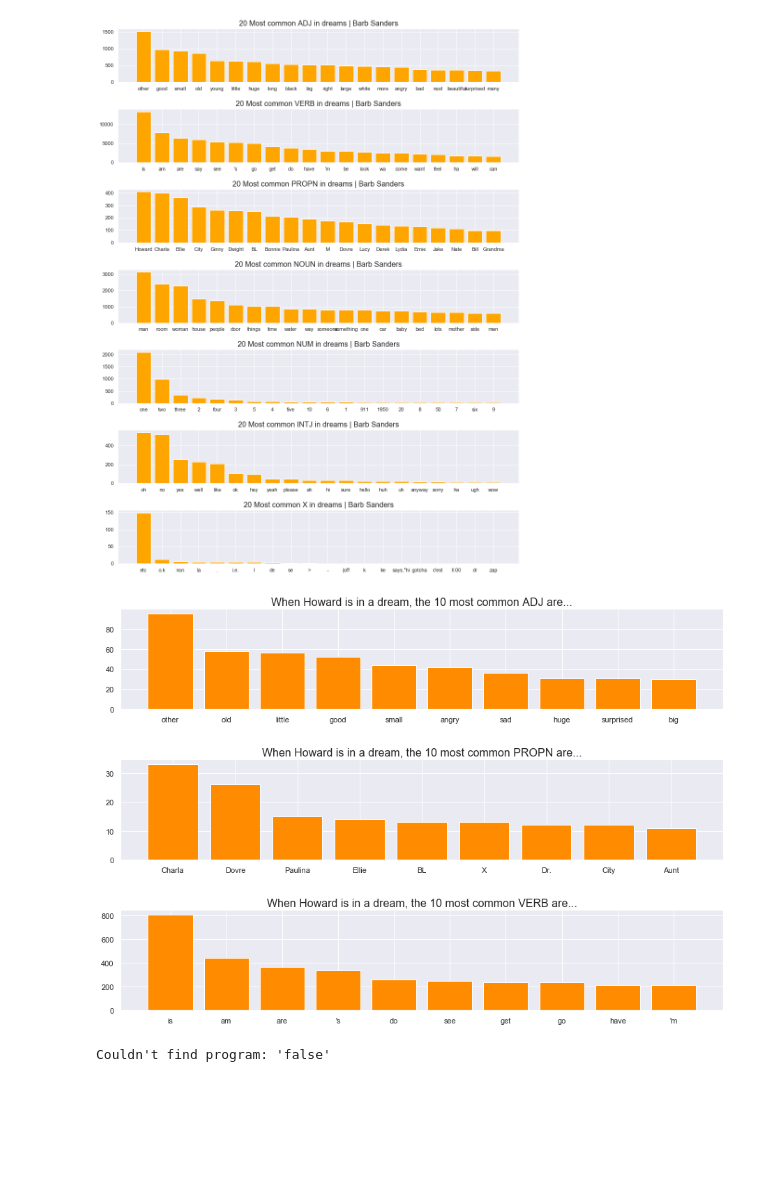
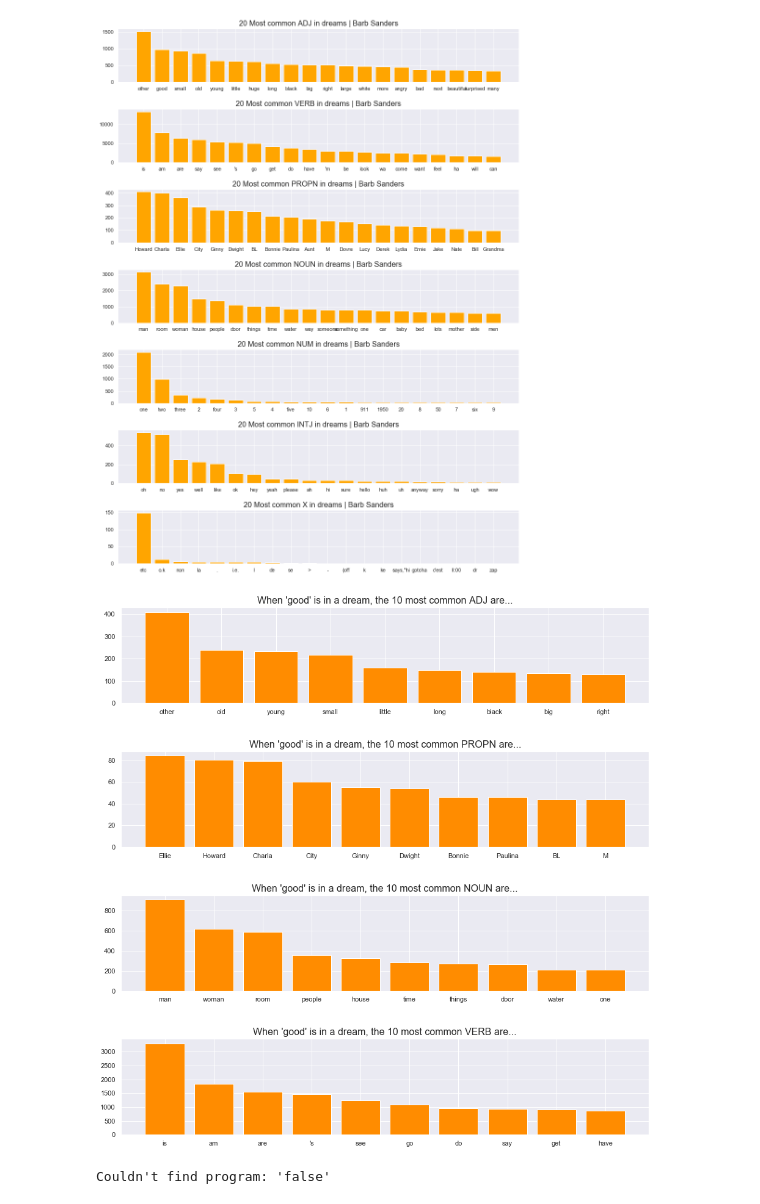
Before and after one commit to MigBap/dreambank, a Jupyter notebook: dreamresearch.net_data.ipynb, the cells around one changed output. Cells and saved outputs as stored; diff of their text form; code cells hidden in the pictures; blank space fills up the shorter version.

```diff
--- a/dreamresearch.net_data.ipynb
+++ b/dreamresearch.net_data.ipynb
@@ -1105,10 +1109,13 @@ for j, i in enumerate(readabilities):
     # distribution plots
     plt.subplot(1, 3, j + 1)
     sns.distplot(b_df[b_df[i].notnull()][i], color='g')
+    df_without_dreamer = dreams_df[~dreams_df.index.isin(b_df.index)]
+    sns.distplot(df_without_dreamer[df_without_dreamer[i].notnull()][i], color='orange')
     plt.title("""Distribution of readability scores | {} \n Mean: {} \n Std: {}""".format(i,
                                                                                           round(np.mean(b_df[i]), 2),
                                                                                           round(np.std(b_df[i]), 2)),
               fontsize=14)
+    plt.legend(['Barb Sanders', 'Other dreamers'])
     plt.xlim(0, np.max(b_df[i]))
 
 plt.subplots_adjust(left=0, bottom=-0.2, right=3, top=1, wspace=0.2, hspace=0)
@@ -1246,52 +1253,47 @@ plt.show()
 # %% [output]
 [figure]
 # %%
-# Plot several things
+# Plot POS against each other
 
-person_x = 'Howard'
-common_whats = ['ADJ', 'PROPN', 'VERB']
+# necessary to input
+what_X = 'good'
+what_X_type = 'ADJ'
+common_whats = ['ADJ', 'PROPN', 'NOUN', 'VERB']
 n = 10
 
 for nr, what in enumerate(common_whats):
-    # when
-    #print("""When {} is in a dream, the {} most common {} are...""".format(person_x, n, what))
-
     # create list of lists with the common what
     counter_what = []
     for i in tokens_pos:
         dream_ex = i
-        if person_x in [tuple_word[0] for tuple_word in dream_ex]:
+        if what_X in [tuple_word[0] for tuple_word in dream_ex]:
             counter_what.append([tuple_word[0] for tuple_word in dream_ex if tuple_word[1] == what])
 
     # just a list with the counter_whats
     counter_whats = []
     for i in counter_what:
         for adj_dream in i:
             counter_whats.append(adj_dream)
 
     # Counter
     counter = Counter(counter_whats)
 
     # n most common words
-    if what == 'PROPN':
-        most_common = counter.most_common(n)[1:]  # tira-se a própria person_x
+    if what == what_X_type:
+        most_common = counter.most_common(n)[1:]  # tira-se a própria what_X
     else:
         most_common = counter.most_common(n)
     #print(most_common)
 
     # plot
     plt.subplot(len(common_whats), 1, nr+1)
-    # Adicionar o número de vezes que o 'what' aparece nos sonhos em geral (isto é, sem a 'person_x estar necessariam/')
-    #[plt.bar(i, Counter(dict_POS[what])[i], color='green') for (i, j) in most_common]
-    # Número de vezes que o 'what' aparece quando a 'person_x' está no sonho
     [plt.bar(i, j, color='darkorange') for (i, j) in most_common]
-    #plt.legend(['When {} is in the dream'.format(person_x), 'Compared to all dreams of {}'.format(dreamer)])
-    plt.title("""When {} is in a dream, the {} most common {} are...""".format(person_x, n, what), fontsize=16)
+    plt.title("""When '{}' is in a dream, the {} most common {} are...""".format(what_X, n, what), fontsize=16)
 
-plt.subplots_adjust(left=0, bottom=-1, right=2, top=1, wspace=0, hspace=0.5)
+plt.subplots_adjust(left=0, bottom=-2, right=2, top=1, wspace=0, hspace=0.5)
 plt.show()
 # %% [output]
-[figure, old version]
+[figure, new version]
 # %%
 %%script false
 # Import the English language class and create the nlp object
```
Also changed, not shown: parts of 13 cells of this notebook.
